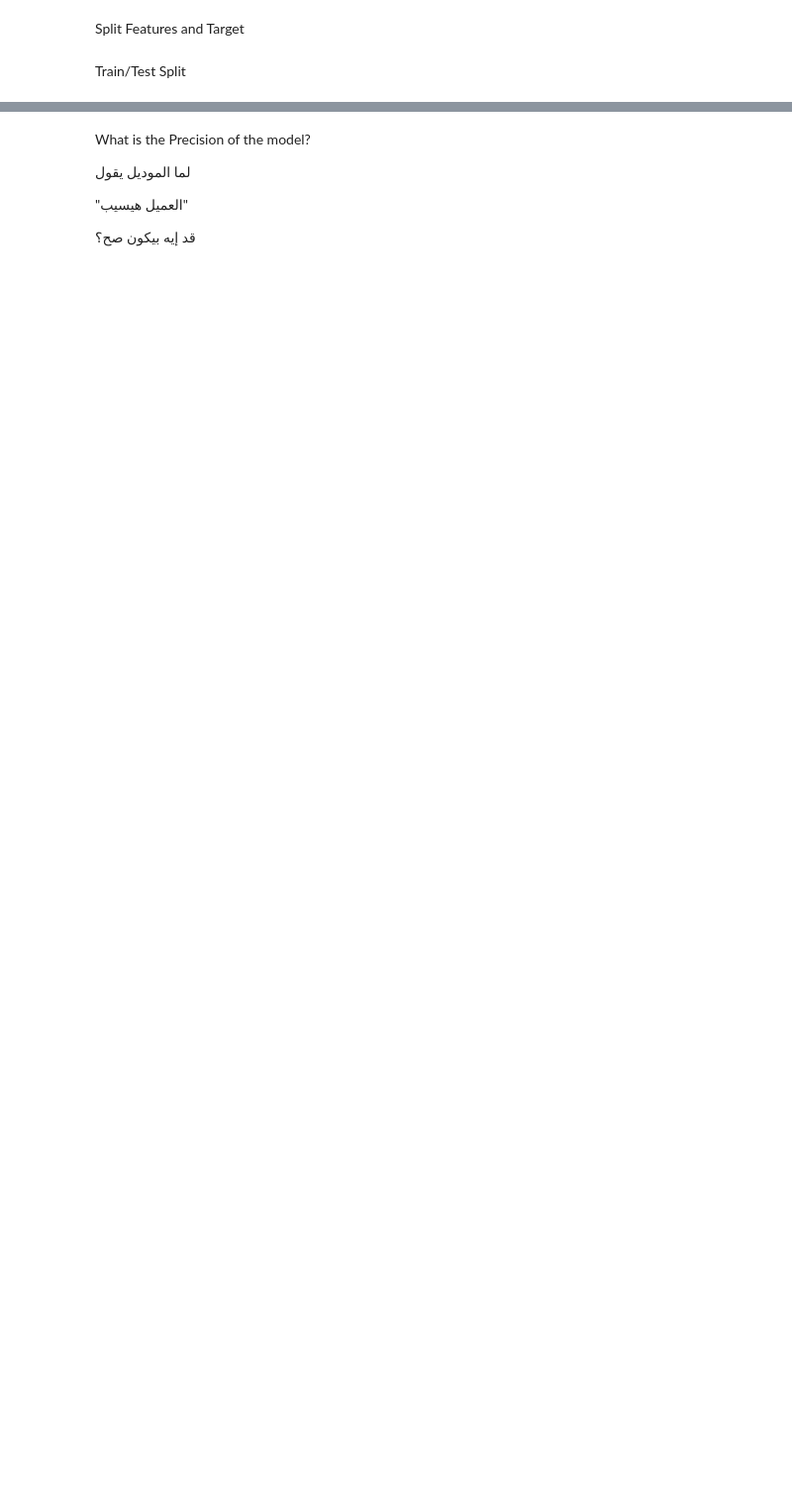
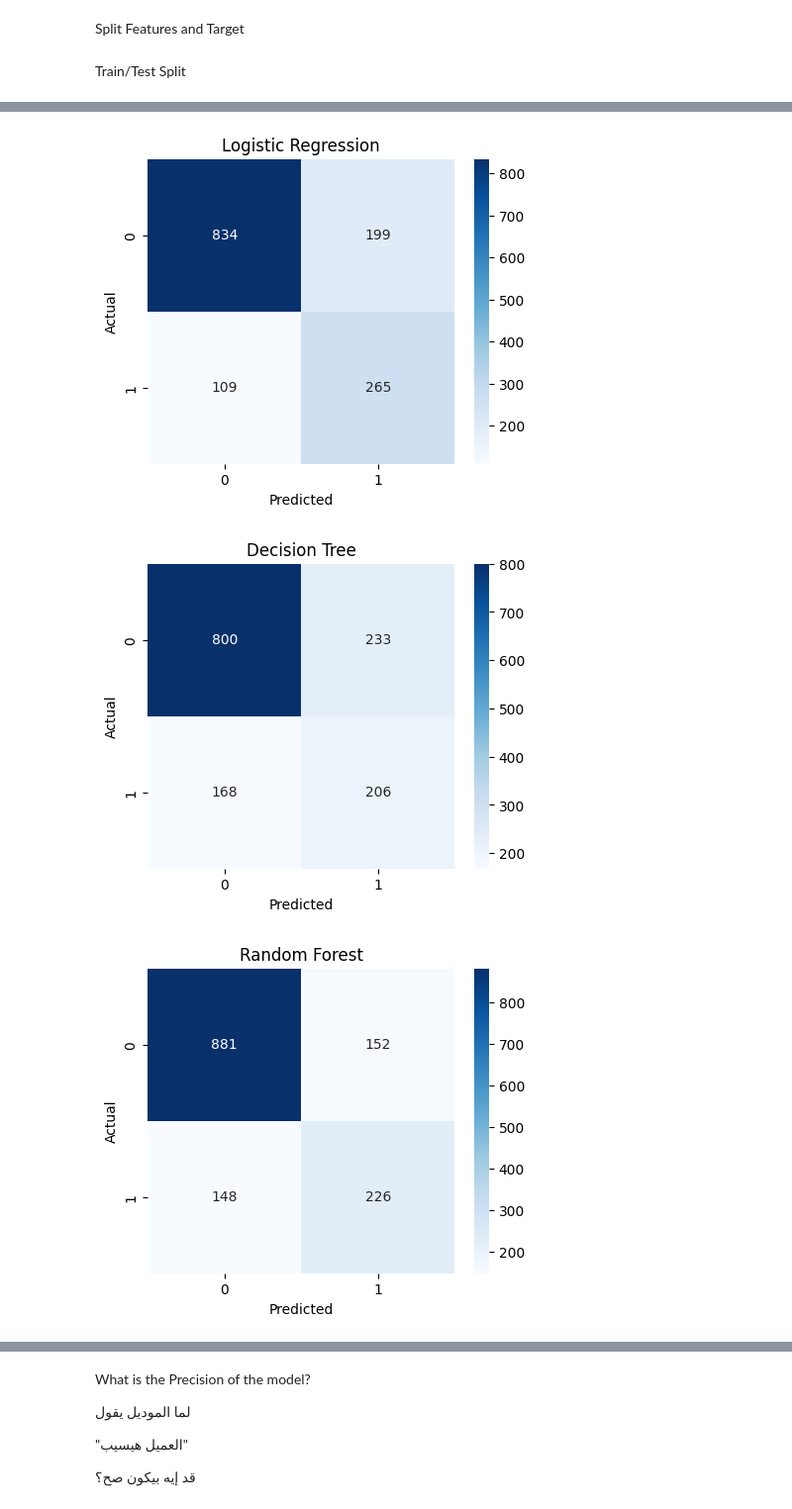
Before and after one commit to Dimiana112/-Customer-Churn-Prediction-and-Analysis-, a Jupyter notebook: NOTEBOOK/Machine Learning Model Development and Optimization/03_model_evaluation.ipynb, the cells around one changed output, grey strips where cells are left out. Shown at 99% size. Drawn from its saved outputs; the diff is of its cells as text; code cells hidden in the pictures; blank space fills up the shorter version.

```diff
--- a/NOTEBOOK/Machine Learning Model Development and Optimization/03_model_evaluation.ipynb
+++ b/NOTEBOOK/Machine Learning Model Development and Optimization/03_model_evaluation.ipynb
@@ -39,4 +56,0 @@ Train Random Forest
-# %%
-model = RandomForestClassifier(random_state=42)
-
-model.fit(X_train, y_train)
@@ -56,0 +78,2 @@ Accuracy: 0.7917555081734187
+# %%
+results = []
@@ -56,0 +131,12 @@ Accuracy: 0.7917555081734187
+# %%
+for name, model in models.items():
+
+    print("="*60)
+
+    print(name)
+
+    model.fit(X_train_smote, y_train_smote)
+
+    y_pred = model.predict(X_test)
+
+    print(classification_report(y_test, y_pred))
@@ -56,0 +177,32 @@ Accuracy: 0.7917555081734187
+# %%
+for name, model in models.items():
+
+    model.fit(X_train_smote, y_train_smote)
+
+    y_pred = model.predict(X_test)
+
+    cm = confusion_matrix(
+        y_test,
+        y_pred
+    )
+
+    plt.figure(figsize=(5,4))
+
+    sns.heatmap(
+        cm,
+        annot=True,
+        fmt="d",
+        cmap="Blues"
+    )
+
+    plt.title(name)
+
+    plt.xlabel("Predicted")
+
+    plt.ylabel("Actual")
+
+    plt.show()
+# %% [output]
+[figure, added]
+[figure, added]
+[figure, added]
```
Also changed, not shown: parts of 39 cells of this notebook, 47 other files.
